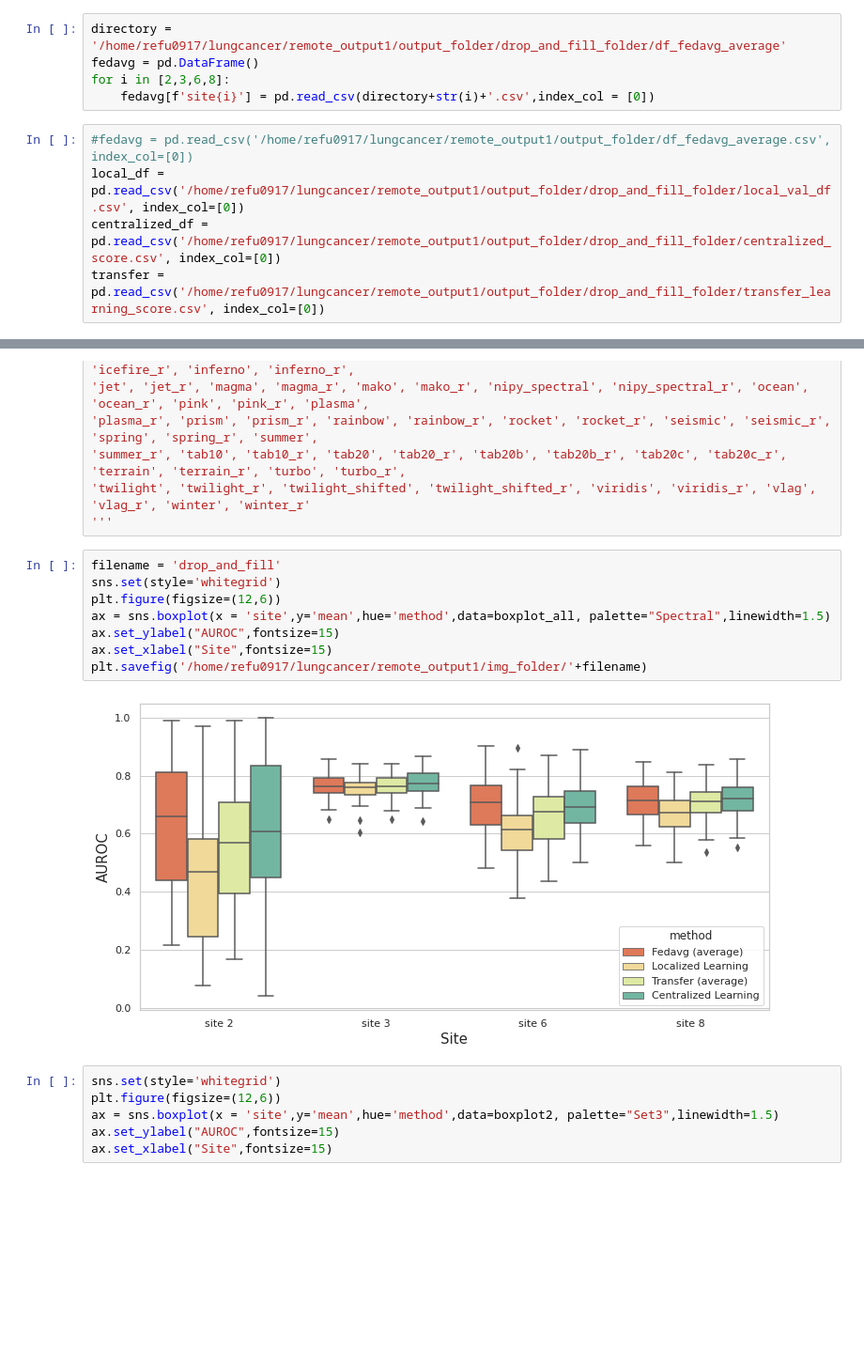
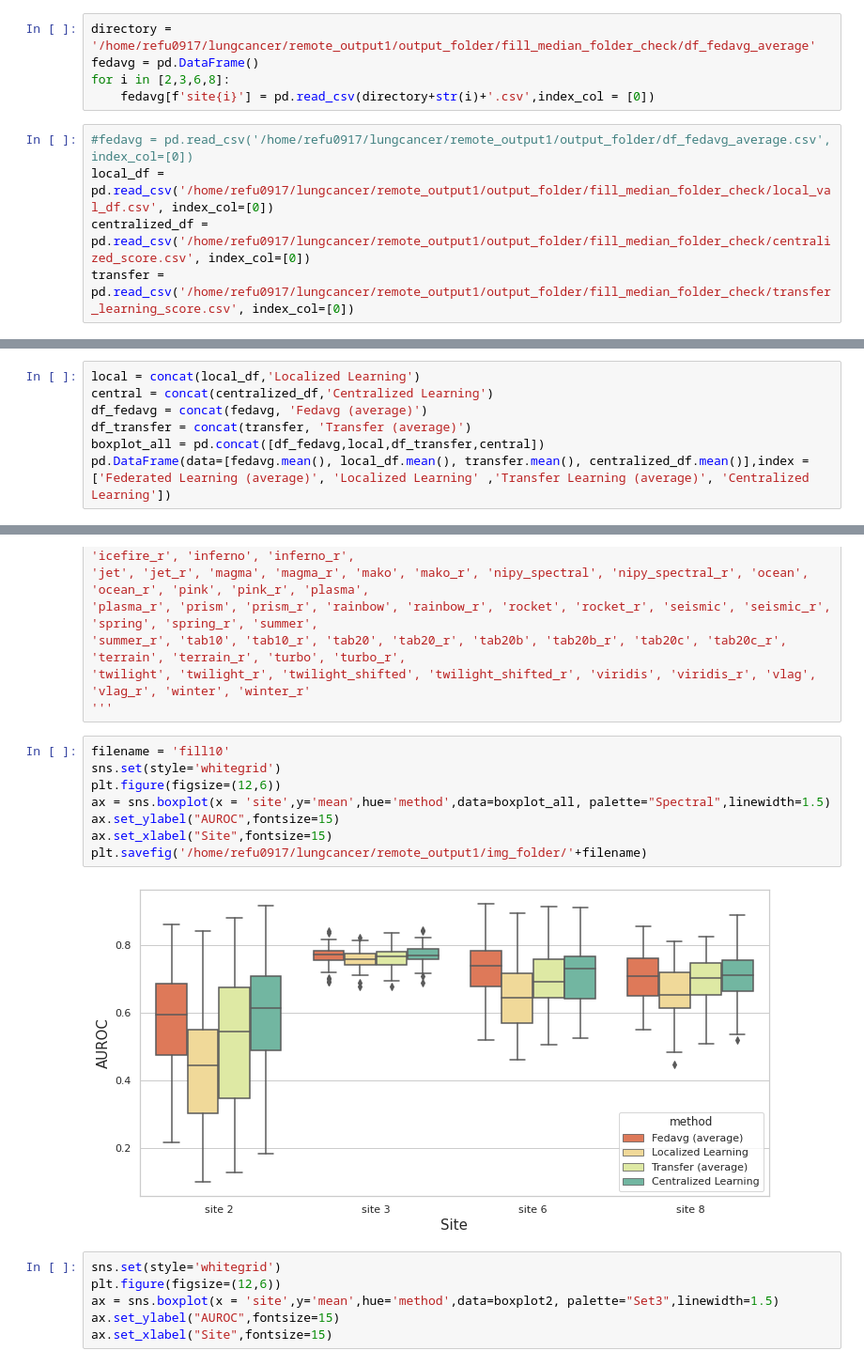
Before and after one commit to qqq951009/Federated_Learning, a Jupyter notebook: seerdb/data_visualization.ipynb, the cells around one changed output, grey strips where cells are left out. Shown at 94% size. Saved outputs shown, nothing was run; the diff lists cells and outputs as text; blank space fills up the shorter version.

Commit message:
move the drop fn (null count> 9 ) out of the imputation func and finish fill 10 test

```diff
--- a/seerdb/data_visualization.ipynb
+++ b/seerdb/data_visualization.ipynb
@@ -8,15 +8,15 @@ import matplotlib.pyplot as plt
 from statsmodels.stats.multicomp import MultiComparison
 from statsmodels.stats.multicomp import pairwise_tukeyhsd
 # %%
-directory = '/home/refu0917/lungcancer/remote_output1/output_folder/drop_and_fill_folder/df_fedavg_average'
+directory = '/home/refu0917/lungcancer/remote_output1/output_folder/fill_median_folder_check/df_fedavg_average'
 fedavg = pd.DataFrame()
 for i in [2,3,6,8]:
     fedavg[f'site{i}'] = pd.read_csv(directory+str(i)+'.csv',index_col = [0])
 # %%
 #fedavg = pd.read_csv('/home/refu0917/lungcancer/remote_output1/output_folder/df_fedavg_average.csv', index_col=[0])
-local_df = pd.read_csv('/home/refu0917/lungcancer/remote_output1/output_folder/drop_and_fill_folder/local_val_df.csv', index_col=[0])
-centralized_df = pd.read_csv('/home/refu0917/lungcancer/remote_output1/output_folder/drop_and_fill_folder/centralized_score.csv', index_col=[0])
-transfer = pd.read_csv('/home/refu0917/lungcancer/remote_output1/output_folder/drop_and_fill_folder/transfer_learning_score.csv', index_col=[0])
+local_df = pd.read_csv('/home/refu0917/lungcancer/remote_output1/output_folder/fill_median_folder_check/local_val_df.csv', index_col=[0])
+centralized_df = pd.read_csv('/home/refu0917/lungcancer/remote_output1/output_folder/fill_median_folder_check/centralized_score.csv', index_col=[0])
+transfer = pd.read_csv('/home/refu0917/lungcancer/remote_output1/output_folder/fill_median_folder_check/transfer_learning_score.csv', index_col=[0])
 # %%
 def concat(df,method):
     temp = pd.concat([df['site2'],df['site3'],df['site6'],df['site8']])
@@ -81,0 +82,7 @@ pd.DataFrame(data=[fedavg.mean(), local_df.mean(), transfer.mean(), centralized_
+# %%
+local = concat(local_df,'Localized Learning')
+central = concat(centralized_df,'Centralized Learning')
+df_fedavg = concat(fedavg, 'Fedavg (average)')
+df_transfer = concat(transfer, 'Transfer (average)')
+boxplot_all = pd.concat([df_fedavg,local,df_transfer,central])
+pd.DataFrame(data=[fedavg.mean(), local_df.mean(), transfer.mean(), centralized_df.mean()],index =['Federated Learning (average)', 'Localized Learning' ,'Transfer Learning (average)', 'Centralized Learning'])
@@ -97,15 +110,15 @@ pd.DataFrame(data=[fedavg.mean(), local_df.mean(), transfer.mean(), centralized_
 'twilight', 'twilight_r', 'twilight_shifted', 'twilight_shifted_r', 'viridis', 'viridis_r', 'vlag', 'vlag_r', 'winter', 'winter_r'
 '''
 # %%
-filename = 'drop_and_fill'
+filename = 'fill10'
 sns.set(style='whitegrid')
 plt.figure(figsize=(12,6))
 ax = sns.boxplot(x = 'site',y='mean',hue='method',data=boxplot_all, palette="Spectral",linewidth=1.5)
 ax.set_ylabel("AUROC",fontsize=15)
 ax.set_xlabel("Site",fontsize=15)
 plt.savefig('/home/refu0917/lungcancer/remote_output1/img_folder/'+filename)
 # %% [output]
-[figure, old version]
+[figure, new version]
 # %%
 sns.set(style='whitegrid')
 plt.figure(figsize=(12,6))
```
Also changed, not shown: parts of 2 cells of this notebook, 48 other files.
